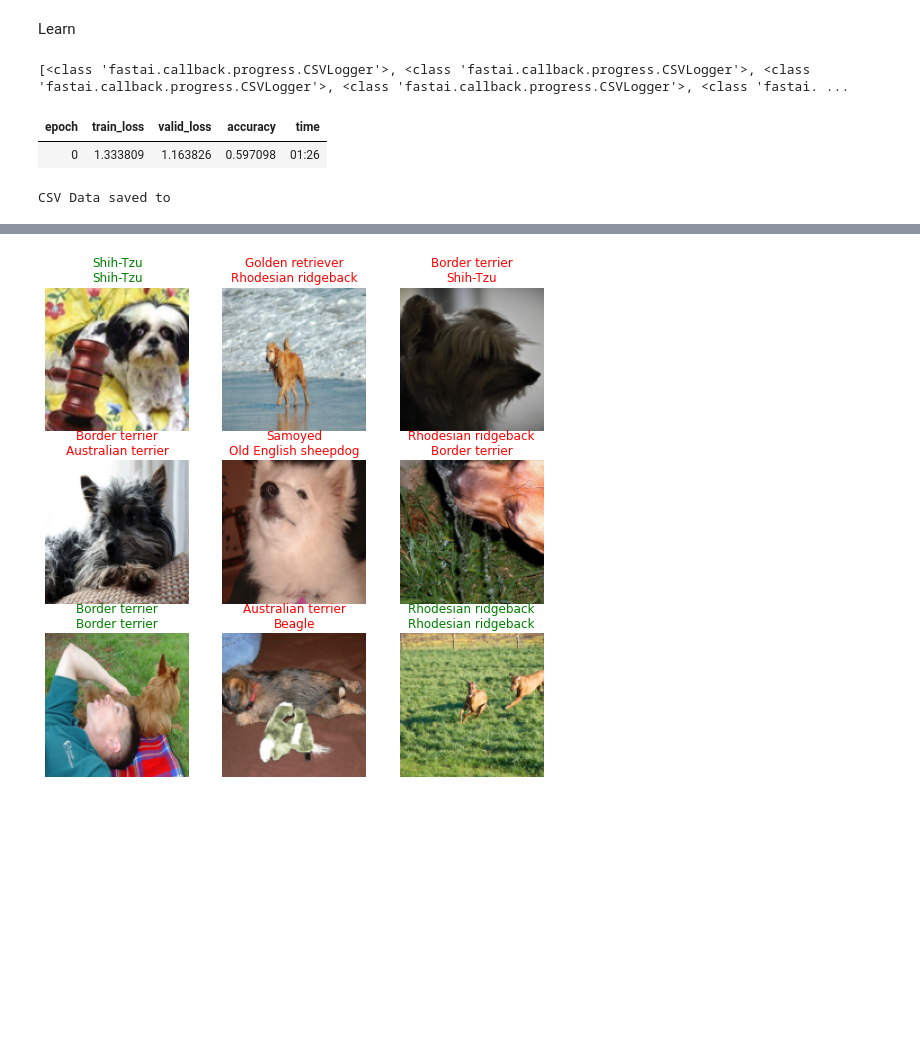
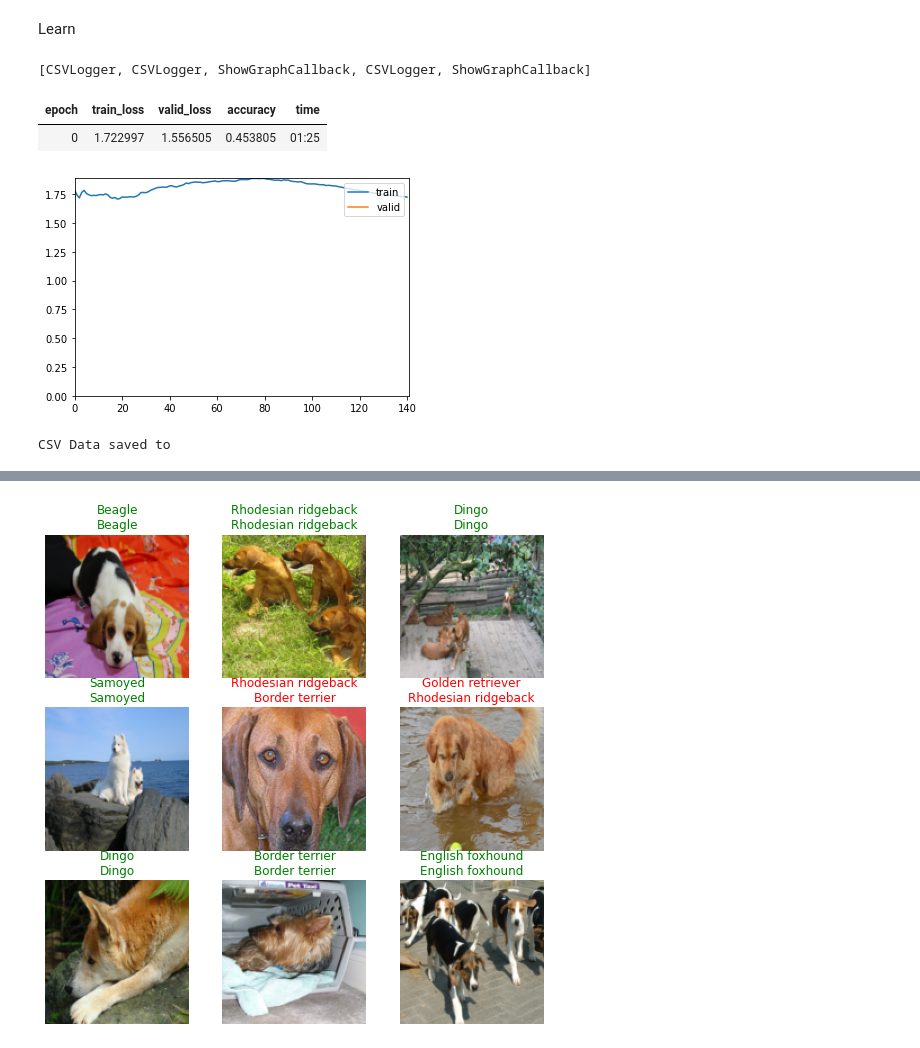
Before and after one commit to kant/DL2020, a Jupyter notebook: optimized_base_model.ipynb, the cells around one changed output, grey strips where cells are left out. Cells and saved outputs as stored; diff of their text form; code cells hidden in the pictures; blank space fills up the shorter version.

```diff
--- a/optimized_base_model.ipynb
+++ b/optimized_base_model.ipynb
@@ -174,26 +172,22 @@ dls.show_batch()
 Learn
 # %%
 #add teh csv logger
-callbacks.extend([CSVLogger])
-
+callbacks.extend([CSVLogger(fname='model_logs.csv'),ShowGraphCallback()])
 #define the learner
-learn = Learner(dls, model, opt_func=optimizer, metrics=accuracy)
-learn.callbacks = callbacks
+learn = Learner(dls, model, opt_func=optimizer, metrics=accuracy, cbs=callbacks)
 
 #do the train
-learn.fit_one_cycle(EPOCHS, LEARNING_RATE)
-learn.path.ls()
-#show the csv path
-print("CSV Data saved to ",)
+learn.fit_one_cycle(1, LEARNING_RATE)
 #print the results
 learn.show_results()
 # %% [output]
-[<class 'fastai.callback.progress.CSVLogger'>, <class 'fastai.callback.progress.CSVLogger'>, <class 'fastai.callback.progress.CSVLogger'>, <class 'fastai.callback.progress.CSVLogger'>, <class 'fastai. ...
+[CSVLogger, CSVLogger, ShowGraphCallback, CSVLogger, ShowGraphCallback]
 | epoch | train_loss | valid_loss | accuracy | time |
-| 0 | 1.333809 | 1.163826 | 0.597098 | 01:26 |
+| 0 | 1.722997 | 1.556505 | 0.453805 | 01:25 |
+[figure, new version]
 CSV Data saved to
 [interactive output not drawn]
-[figure, old version]
+[figure, added]
 # %%
 #get the learning rate
 learn.lr_find()
```
Also changed, not shown: parts of 4 cells of this notebook.
